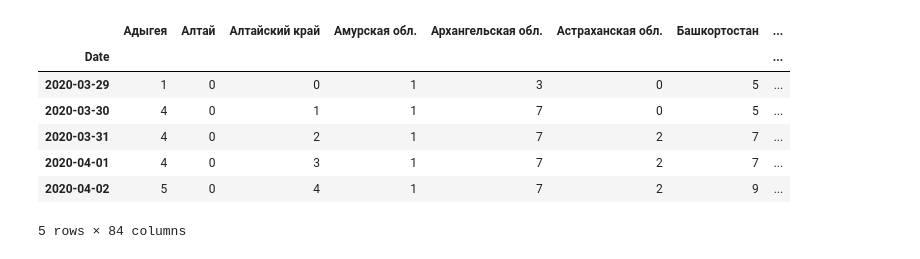
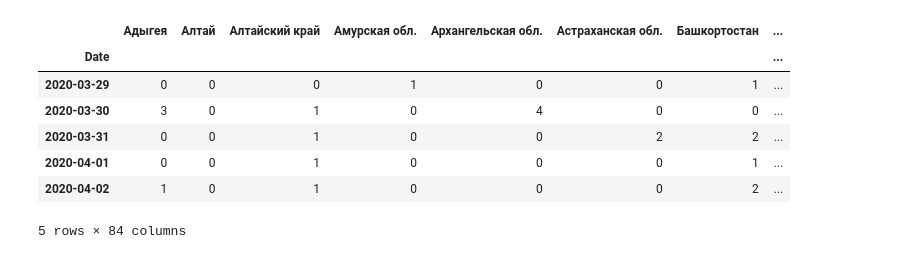
Before and after one commit to guest512/CovidSandbox, a Jupyter notebook: ReportsProcessing/ReportsProcessing.ipynb, the cells around one changed output. Saved outputs shown, nothing was run; the diff lists cells and outputs as text; code cells hidden in the pictures.

```diff
--- a/ReportsProcessing/ReportsProcessing.ipynb
+++ b/ReportsProcessing/ReportsProcessing.ipynb
@@ -37,22 +84,22 @@ for region_report in os.listdir(russiaRegions):
 # %%
 moscow_df = region_dfs.pop("Москва")
 # %%
-column_name = "Active"
+column_name = "Confirmed_Change"
 
 regions_df = pd.DataFrame()
 
 for region, region_df in region_dfs.items():
     regions_df[region] = region_dfs[region][column_name]
 
 regions_df.head()
 # %% [output]
 |  | Адыгея | Алтай | Алтайский край | Амурская обл. | Архангельская обл. | Астраханская обл. | Башкортостан | ... |
 | Date |  |  |  |  |  |  |  | ... |
-| 2020-03-29 | 1 | 0 | 0 | 1 | 3 | 0 | 5 | ... |
-| 2020-03-30 | 4 | 0 | 1 | 1 | 7 | 0 | 5 | ... |
-| 2020-03-31 | 4 | 0 | 2 | 1 | 7 | 2 | 7 | ... |
-| 2020-04-01 | 4 | 0 | 3 | 1 | 7 | 2 | 7 | ... |
-| 2020-04-02 | 5 | 0 | 4 | 1 | 7 | 2 | 9 | ... |
+| 2020-03-29 | 0 | 0 | 0 | 1 | 0 | 0 | 1 | ... |
+| 2020-03-30 | 3 | 0 | 1 | 0 | 4 | 0 | 0 | ... |
+| 2020-03-31 | 0 | 0 | 1 | 0 | 0 | 2 | 2 | ... |
+| 2020-04-01 | 0 | 0 | 1 | 0 | 0 | 0 | 1 | ... |
+| 2020-04-02 | 1 | 0 | 1 | 0 | 0 | 0 | 2 | ... |
 5 rows × 84 columns
 # %%
 pyplot.figure(figsize=(18,10))
```
Also changed, not shown: parts of 6 cells of this notebook, 2 other files.
